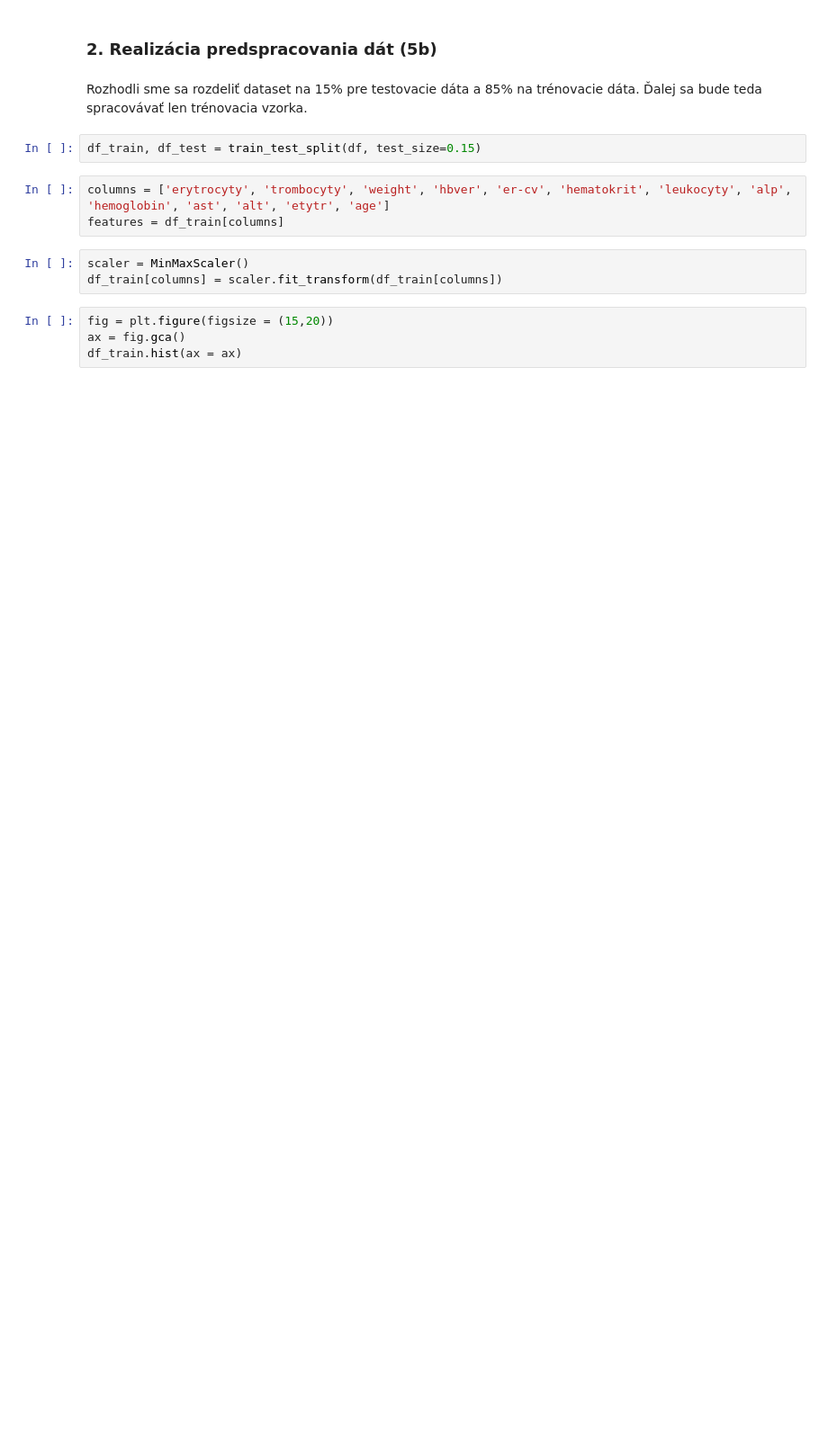
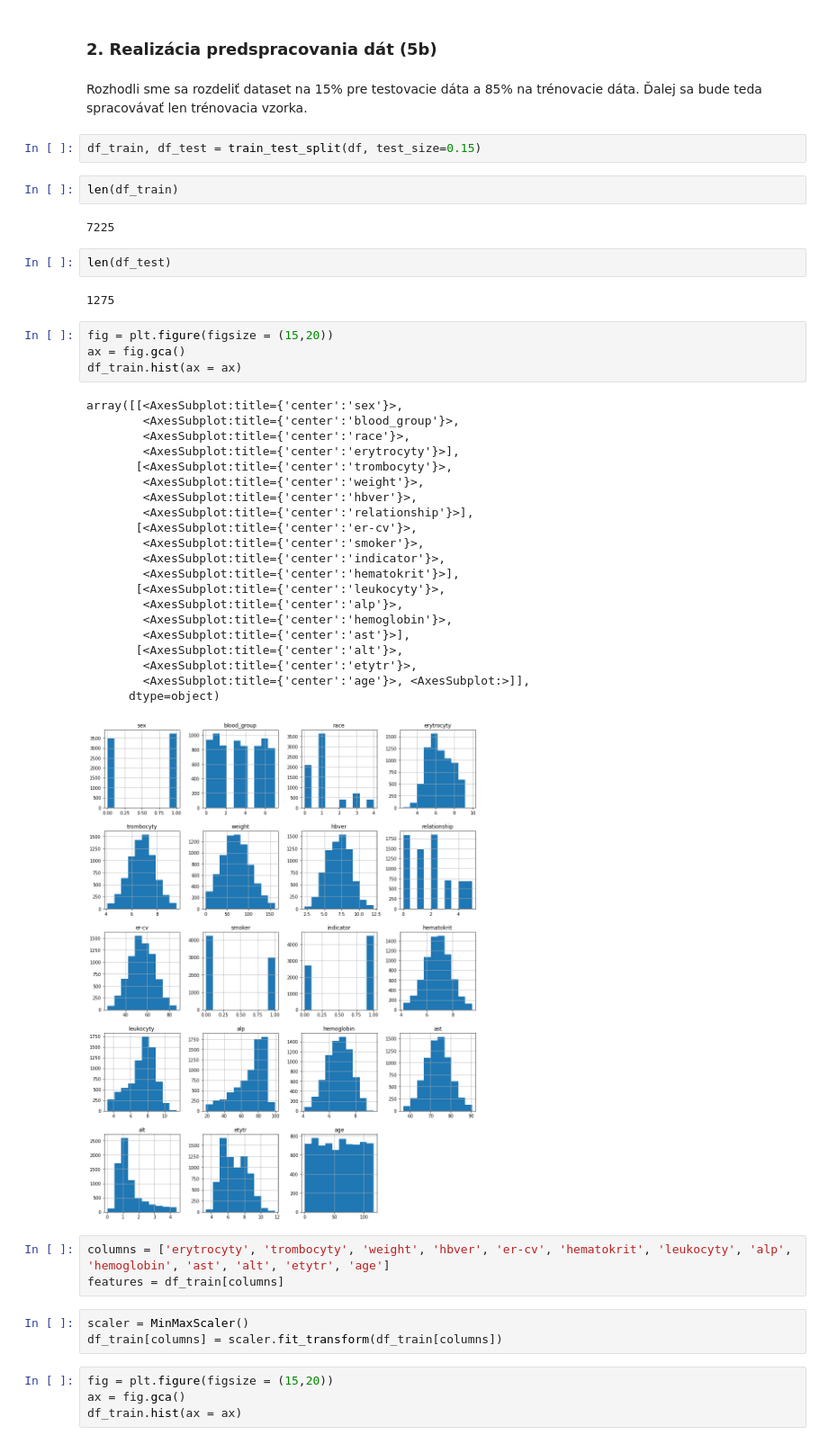
Before and after one commit to mateju25/IAU_Projekt, a Jupyter notebook: notebook2faza.ipynb, the cells around one changed output. Shown at 90% size. Saved outputs shown, nothing was run; the diff lists cells and outputs as text; blank space fills up the shorter version.

```diff
--- a/notebook2faza.ipynb
+++ b/notebook2faza.ipynb
@@ -527,6 +553,40 @@ Pre každý atribút sme zistili či má nejaké null hodnoty. Ak má tak sme ic
 Rozhodli sme sa rozdeliť dataset na 15% pre testovacie dáta a 85% na trénovacie dáta. Ďalej sa bude teda spracovávať len trénovacia vzorka.
 # %%
 df_train, df_test = train_test_split(df, test_size=0.15)
+# %%
+len(df_train)
+# %% [output]
+7225
+# %%
+len(df_test)
+# %% [output]
+1275
+# %%
+fig = plt.figure(figsize = (15,20))
+ax = fig.gca()
+df_train.hist(ax = ax)
+# %% [output]
+array([[<AxesSubplot:title={'center':'sex'}>,
+        <AxesSubplot:title={'center':'blood_group'}>,
+        <AxesSubplot:title={'center':'race'}>,
+        <AxesSubplot:title={'center':'erytrocyty'}>],
+       [<AxesSubplot:title={'center':'trombocyty'}>,
+        <AxesSubplot:title={'center':'weight'}>,
+        <AxesSubplot:title={'center':'hbver'}>,
+        <AxesSubplot:title={'center':'relationship'}>],
+       [<AxesSubplot:title={'center':'er-cv'}>,
+        <AxesSubplot:title={'center':'smoker'}>,
+        <AxesSubplot:title={'center':'indicator'}>,
+        <AxesSubplot:title={'center':'hematokrit'}>],
+       [<AxesSubplot:title={'center':'leukocyty'}>,
+        <AxesSubplot:title={'center':'alp'}>,
+        <AxesSubplot:title={'center':'hemoglobin'}>,
+        <AxesSubplot:title={'center':'ast'}>],
+       [<AxesSubplot:title={'center':'alt'}>,
+        <AxesSubplot:title={'center':'etytr'}>,
+        <AxesSubplot:title={'center':'age'}>, <AxesSubplot:>]],
+      dtype=object)
+[figure, added]
 # %%
 columns = ['erytrocyty', 'trombocyty', 'weight', 'hbver', 'er-cv', 'hematokrit', 'leukocyty', 'alp', 'hemoglobin', 'ast', 'alt', 'etytr', 'age']
 features = df_train[columns]
```
Also changed, not shown: parts of 34 cells of this notebook, 2 other files.
